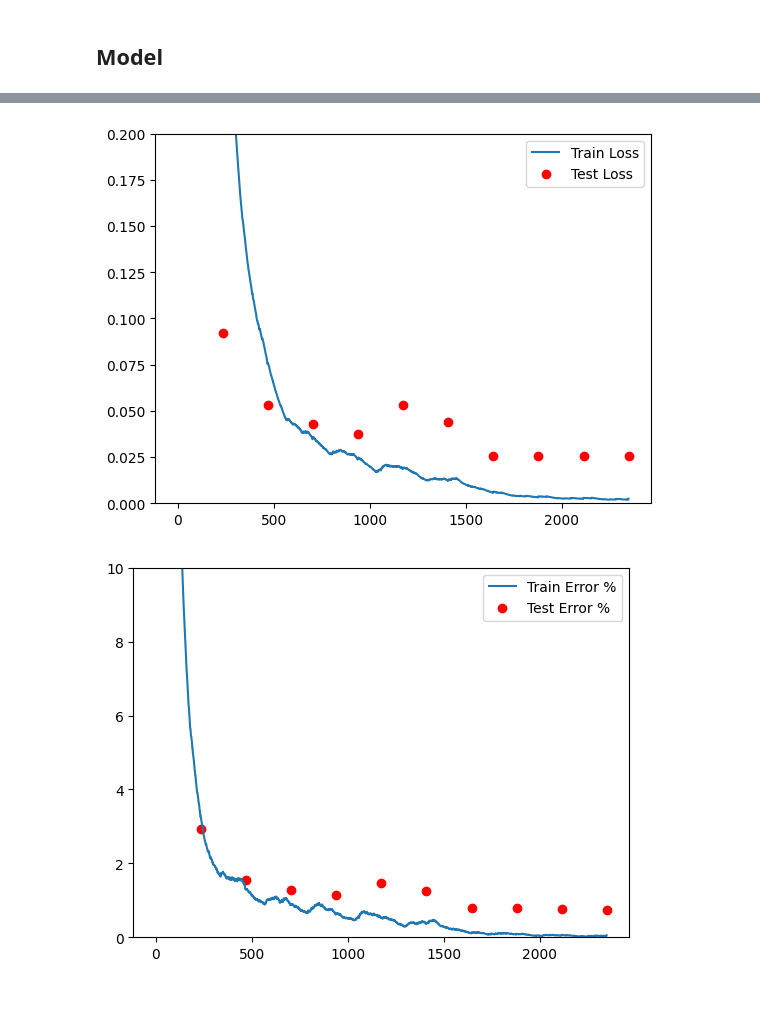
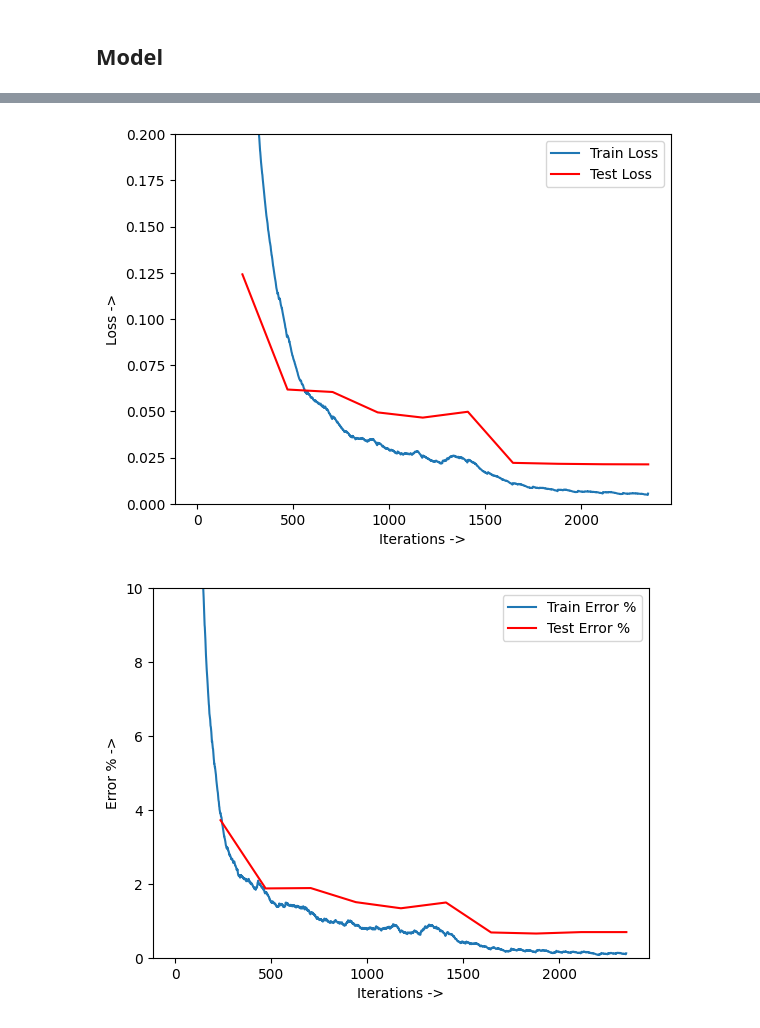
Before and after one commit to bethelmelesse/cnn_practice, a Jupyter notebook: resnet34_mnist.ipynb, the cells around one changed output, grey strips where cells are left out. Saved outputs shown, nothing was run; the diff lists cells and outputs as text; code cells hidden in the pictures; blank space fills up the shorter version.

```diff
--- a/resnet34_mnist.ipynb
+++ b/resnet34_mnist.ipynb
@@ -13,7 +13,7 @@ import matplotlib.pyplot as plt
 batch_size = 256
 ce_loss = nn.CrossEntropyLoss()
 learning_rate = 0.01
-weight_decay = 0.0001
+weight_decay = 0.001
 momentum = 0.9
 epoch = 10
 # %% [markdown]
@@ -110,14 +110,14 @@ class ResNet(nn.Module):
             self.residual_blocks.append(ResidualBlock(in_channels, out_channels))
 
         #self.avg_pool = nn.AvgPool2d(kernel_size=7, stride=1)        # using interpolation
-        self.avg_pool = nn.AvgPool2d(kernel_size=2, stride=1)         # using padding
+        self.avg_pool = nn.AvgPool2d(kernel_size=1, stride=1)         # using padding
         self.fc = nn.Linear(in_features=512, out_features=NUM_CLASSES)             # change the in_features here
         # self.softmax = nn.Softmax(dim=1)
 
     def forward(self, x):
         out = x.to(device)
         # out = nn.functional.interpolate(out, size=227, mode='nearest-exact')          # using interpolation
-        padding = nn.ZeroPad2d((0, 9, 0, 9))                                            # using padding
+        padding = nn.ZeroPad2d((0, 7, 0, 7))                                            # using padding
         out = padding(out)
         out = self.conv0(out)
         out = self.max_pool(out)
@@ -133,7 +133,7 @@ class ResNet(nn.Module):
 # %%
 model = ResNet().to(device)
 optimizer = torch.optim.SGD(model.parameters(), lr=learning_rate, momentum=momentum, weight_decay=weight_decay)
-scheduler = torch.optim.lr_scheduler.ReduceLROnPlateau(optimizer, mode='min', factor=0.1, patience=1)
+scheduler = torch.optim.lr_scheduler.ReduceLROnPlateau(optimizer, mode='min', factor=0.1, patience=0)
 # %%
 # Accuracy
 def accuracy(y_pred, target):
@@ -226,29 +226,33 @@ def smooth(scalars, weight):  # Weight between 0 and 1
 # %%
 import numpy as np
 plt.plot(smooth(all_train_losses, 0.99), label='Train Loss')
 steps_per_epoch = len(train_dataloader)
 test_iterations = [steps_per_epoch*(i+1) for i in range(epoch)]
-plt.scatter(test_iterations, all_test_losses, label='Test Loss', color='red')
+plt.plot(test_iterations, all_test_losses, label='Test Loss', color='red')
 plt.ylim([0, 0.2])
+plt.xlabel('Iterations ->')
+plt.ylabel('Loss ->')
 plt.legend()
 plt.show()
 
 all_train_error = 100 - np.array(all_train_accuracy)
 all_test_error = 100 - np.array(all_test_accuracy)
 plt.plot(smooth(all_train_error, 0.98), label='Train Error %')
-plt.scatter(test_iterations, all_test_error, label='Test Error %', color='red')
+plt.plot(test_iterations, all_test_error, label='Test Error %', color='red')
+plt.xlabel('Iterations ->')
+plt.ylabel('Error % ->')
 plt.ylim([0, 10])
 plt.legend()
 plt.show()
 
 # all_train_error = 100 - np.array(all_train_accuracy)
 # plt.plot(smooth(all_train_error, 0.98), label='Train Error')
 # plt.ylim([0, 10])
 # plt.legend()
 # plt.show()
 # %% [output]
-[figure, old version]
+[figure, new version]
-[figure, old version]
+[figure, new version]
 # %%
 from torchinfo import summary
 summary(model, input_size=(batch_size, 1, 28, 28))
```
Also changed, not shown: parts of 2 cells of this notebook.
